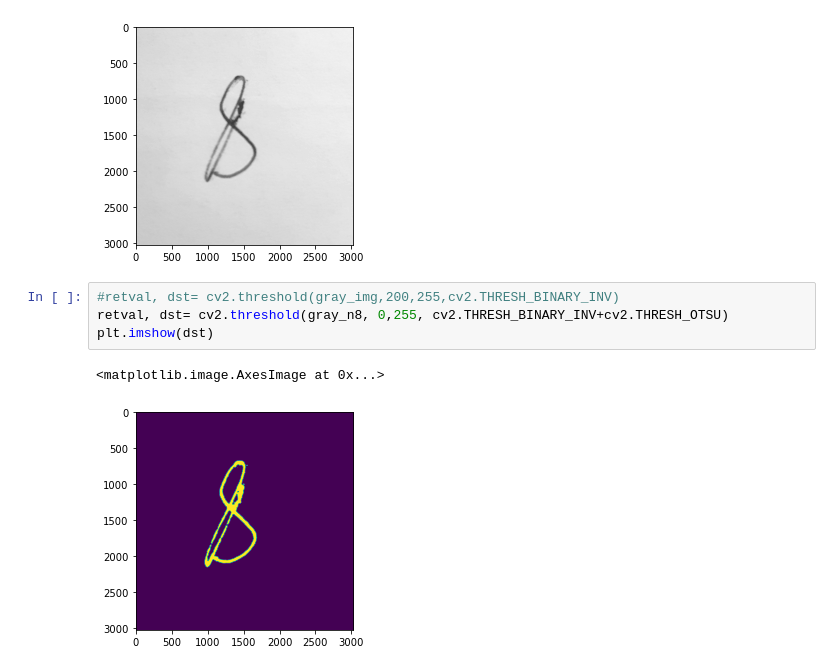
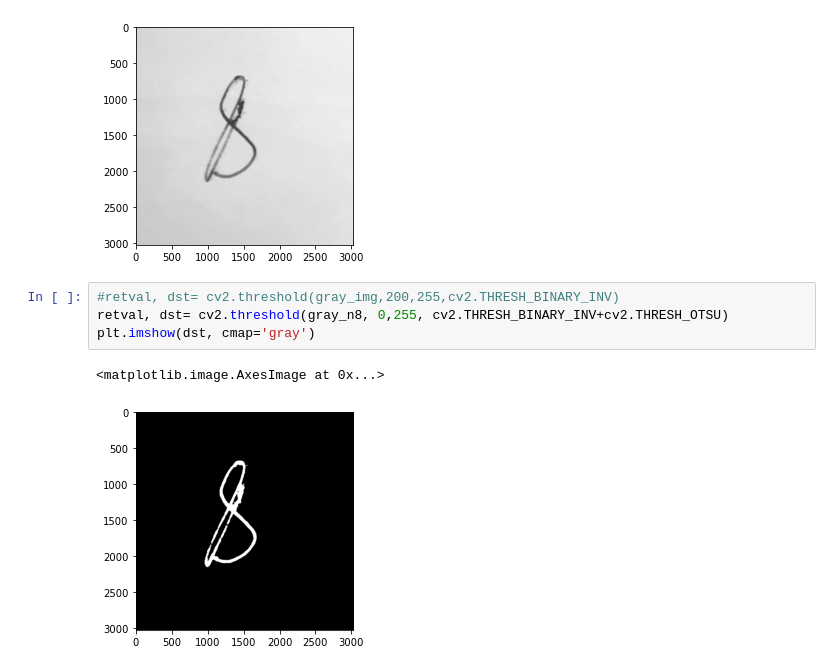
Before and after one commit to Abubakr1710/Deep-Learning, a Jupyter notebook: cnn_mnist.ipynb, the cells around one changed output. Drawn from its saved outputs; the diff is of its cells as text.

```diff
--- a/cnn_mnist.ipynb
+++ b/cnn_mnist.ipynb
@@ -243,7 +243,7 @@ plt.imshow(gray_n8, cmap='gray')
 # %%
 #retval, dst= cv2.threshold(gray_img,200,255,cv2.THRESH_BINARY_INV)
 retval, dst= cv2.threshold(gray_n8, 0,255, cv2.THRESH_BINARY_INV+cv2.THRESH_OTSU)
-plt.imshow(dst)
+plt.imshow(dst, cmap='gray')
 # %% [output]
 <matplotlib.image.AxesImage at 0x...>
-[figure, old version]
+[figure, new version]
```
Also changed, not shown: parts of 4 cells of this notebook, 1 other file.
